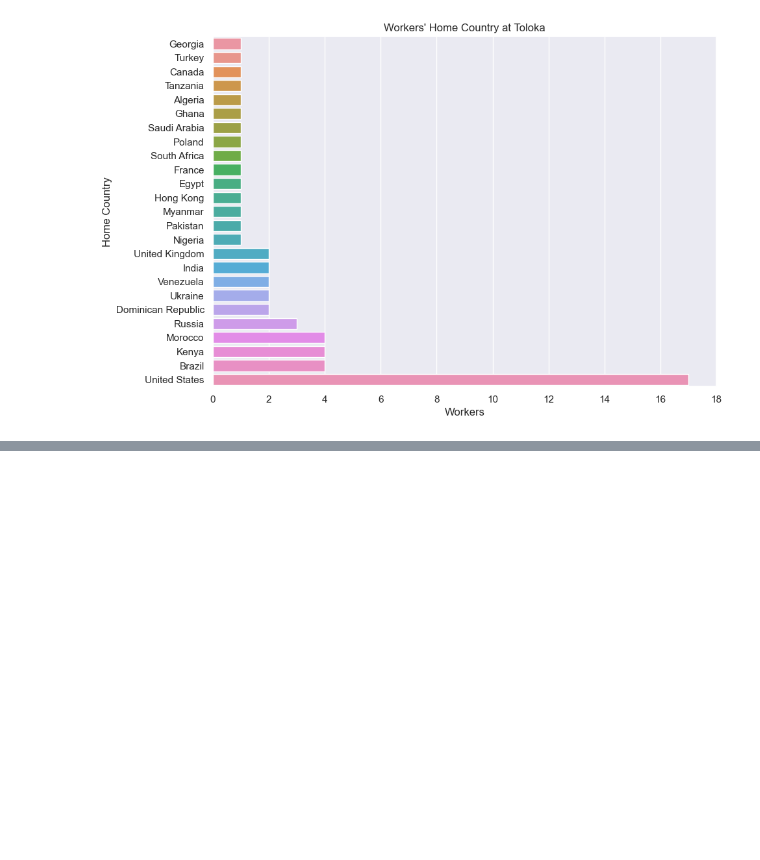
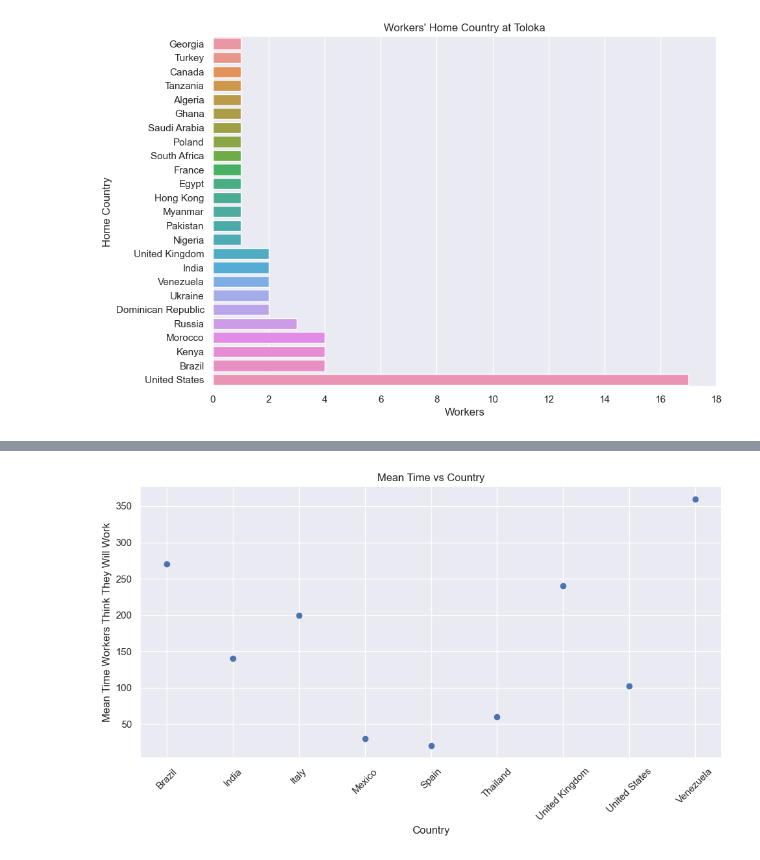
Before and after one commit to NicholasBerns/DataScienceProject, a Jupyter notebook: Invisible_Labor.ipynb, the cells around one changed output, grey strips where cells are left out. Saved outputs shown, nothing was run; the diff lists cells and outputs as text; code cells hidden in the pictures; blank space fills up the shorter version.

```diff
--- a/Invisible_Labor.ipynb
+++ b/Invisible_Labor.ipynb
@@ -173,0 +211,26 @@ Text(0.5, 0, 'Workers')
+# %%
+mean_time_by_country = df_mturk_short.groupby('Country')['Time worker thinks will spend working'].mean()
+
+# Extract x (country names) and y (mean time) data
+x = mean_time_by_country.index
+y = mean_time_by_country.values
+
+
+# Create scatter plot
+plt.figure(figsize=(10, 6))
+plt.scatter(x, y)
+
+
+# Add labels and title
+plt.xlabel('Country')
+plt.ylabel('Mean Time Workers Think They Will Work')
+plt.title('Mean Time vs Country')
+
+# Rotate x-axis labels for better visibility
+plt.xticks(rotation=45)
+
+# Show plot
+plt.tight_layout()
+plt.show()
+# %% [output]
+[figure, added]
```
Also changed, not shown: parts of 3 cells of this notebook.
